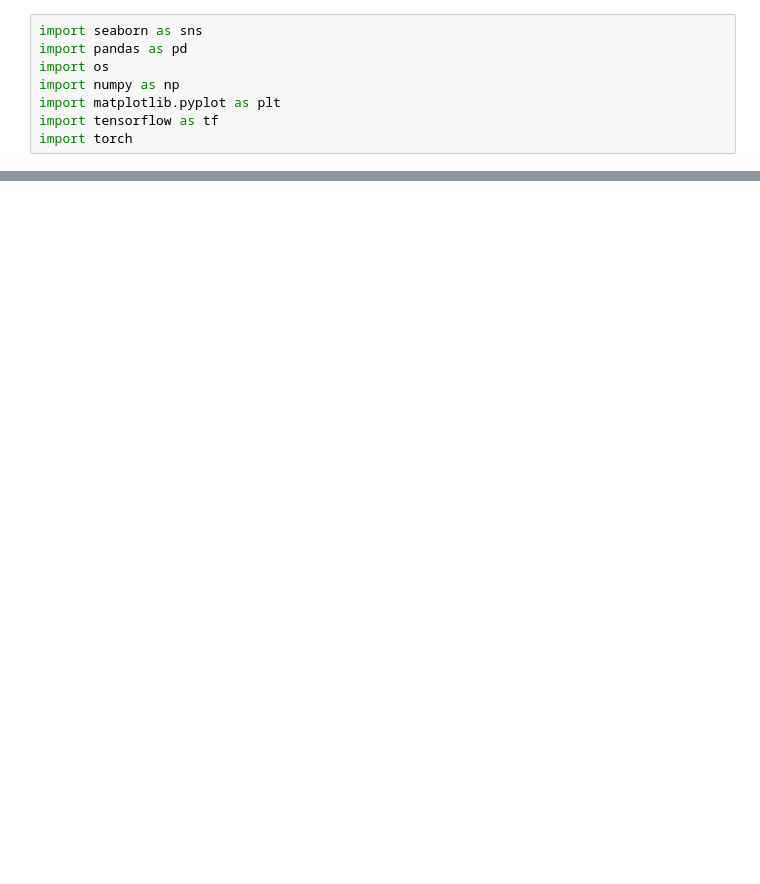
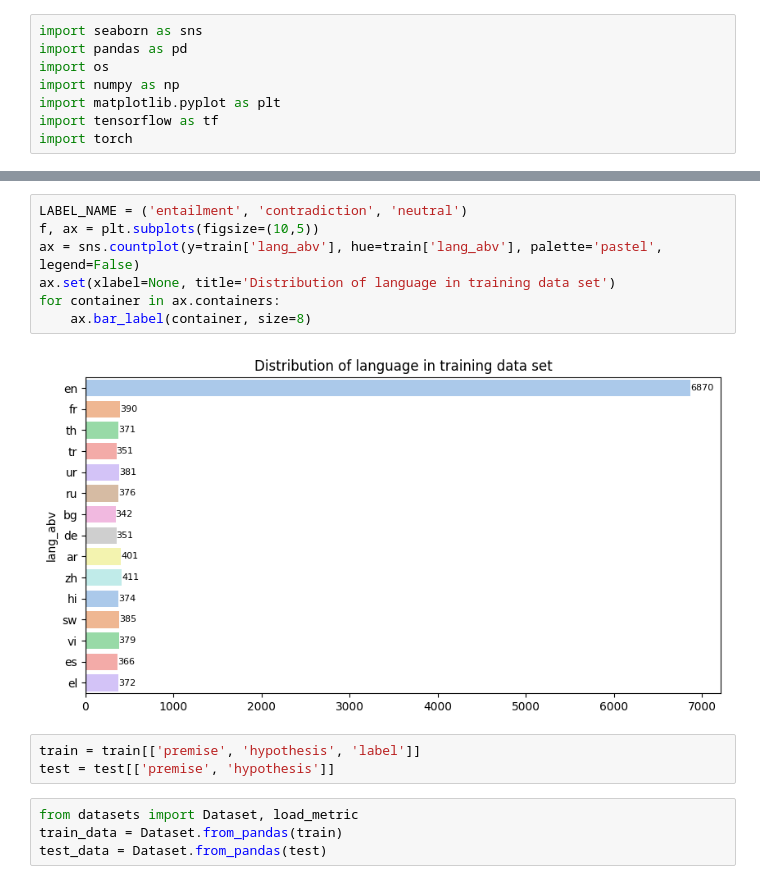
Before and after one commit to YanovaAdia/watsonnli_notebook, a Jupyter notebook: watsonnli.ipynb, the cells around one changed output, grey strips where cells are left out. Drawn from its saved outputs; the diff is of its cells as text; blank space fills up the shorter version.

```diff
--- a/watsonnli.ipynb
+++ b/watsonnli.ipynb
@@ -12,0 +36,16 @@ import torch
+# %%
+LABEL_NAME = ('entailment', 'contradiction', 'neutral')
+f, ax = plt.subplots(figsize=(10,5))
+ax = sns.countplot(y=train['lang_abv'], hue=train['lang_abv'], palette='pastel', legend=False)
+ax.set(xlabel=None, title='Distribution of language in training data set')
+for container in ax.containers:
+    ax.bar_label(container, size=8)
+# %% [output]
+[figure, added]
+# %%
+train = train[['premise', 'hypothesis', 'label']]
+test = test[['premise', 'hypothesis']]
+# %%
+from datasets import Dataset, load_metric
+train_data = Dataset.from_pandas(train)
+test_data = Dataset.from_pandas(test)
```
Also changed, not shown: parts of 7 cells of this notebook.
